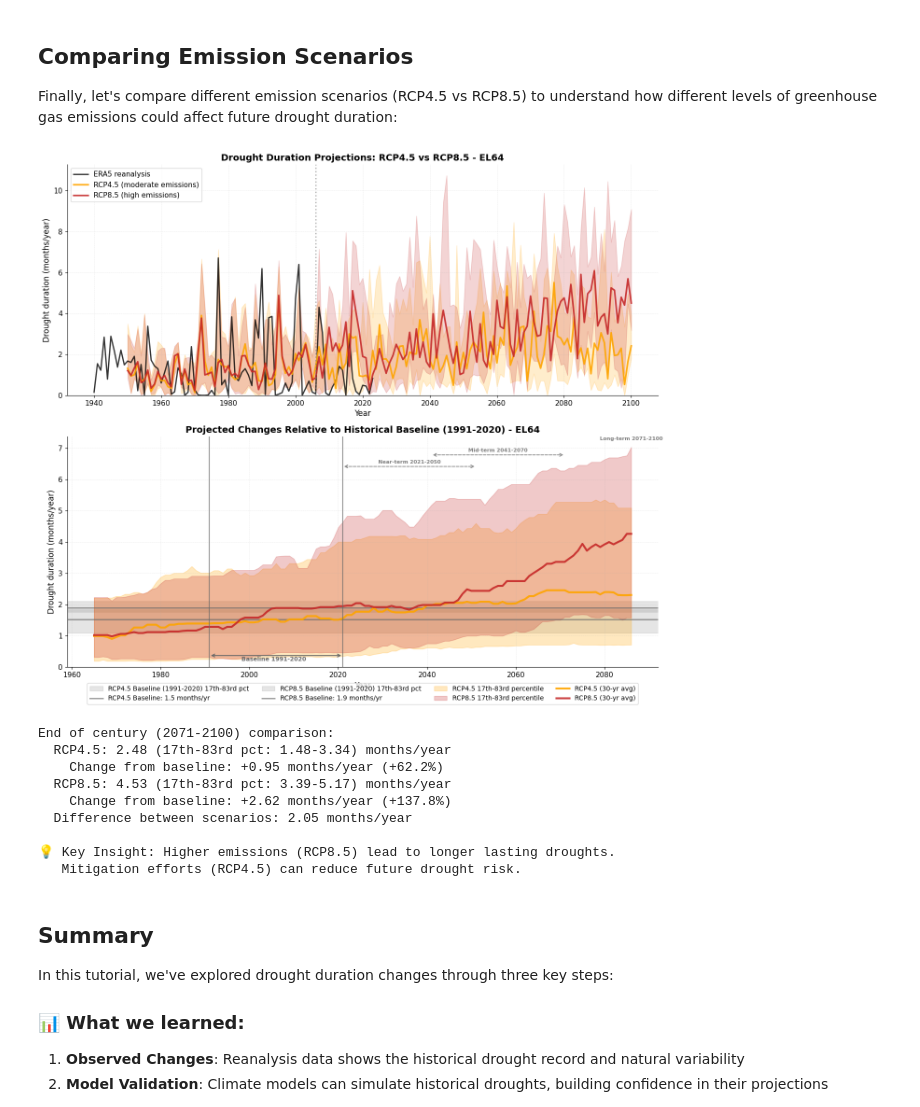
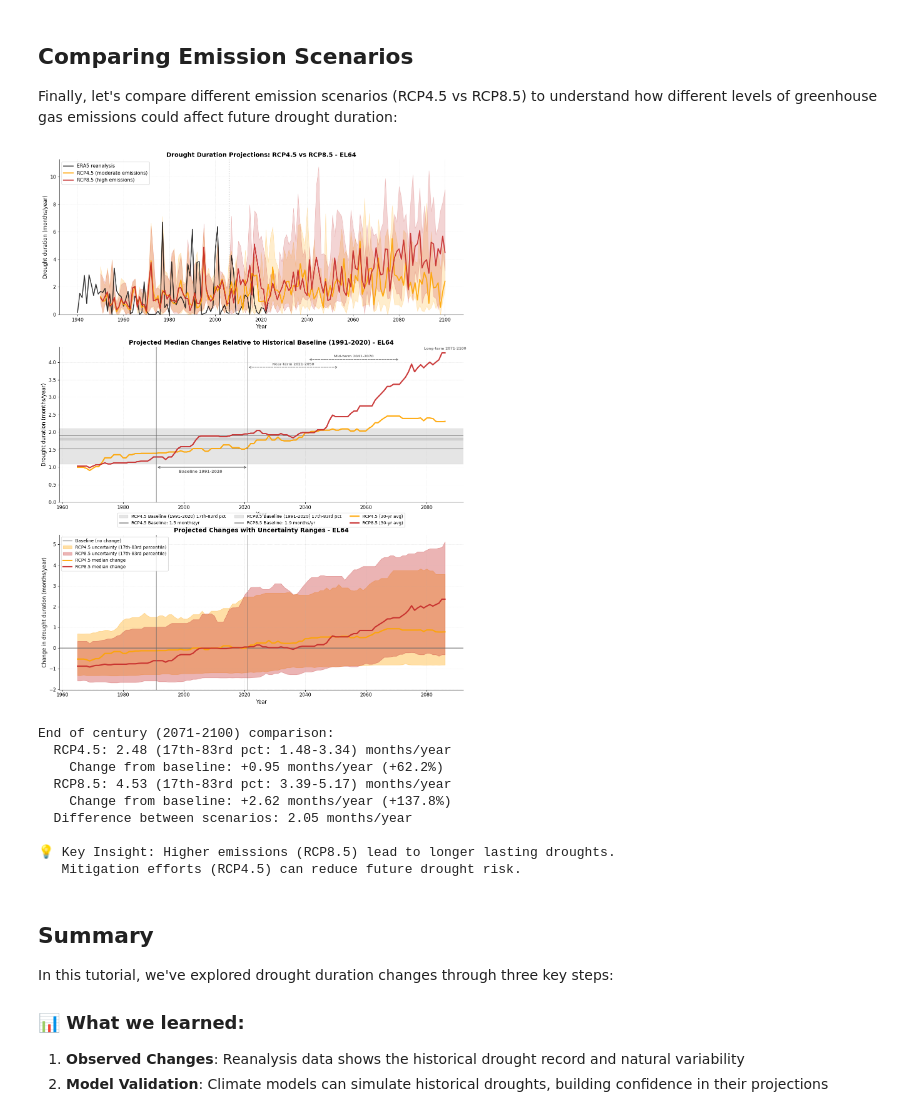
Before and after one commit to ecmwf-training/drought-exposure, a Jupyter notebook: tutorials/drought_duration.ipynb, the cells around one changed output. Cells and saved outputs as stored; diff of their text form; code cells hidden in the pictures.

Commit message:
feat: model uncertainty

```diff
--- a/tutorials/drought_duration.ipynb
+++ b/tutorials/drought_duration.ipynb
@@ -455,8 +455,8 @@ rcp85_df = proj_df[proj_df['scenario'] == 'RCP8_5'].copy()
 rcp45_median = rcp45_df.groupby('time')['dmd'].median().reset_index()
 rcp85_median = rcp85_df.groupby('time')['dmd'].median().reset_index()
 
-# Create figure with two subplots
-fig, (ax1, ax2) = plt.subplots(2, 1, figsize=(14, 12))
+# Create figure with three subplots
+fig, (ax1, ax2, ax3) = plt.subplots(3, 1, figsize=(14, 18))
 
 # ========== Top plot: Scenario comparison ==========
 # Reanalysis
@@ -533,16 +533,6 @@ rcp45_p83_rolling = rcp45_p83.set_index('time')['dmd'].rolling(window=rolling_wi
 rcp85_p17_rolling = rcp85_p17.set_index('time')['dmd'].rolling(window=rolling_window, center=True).median()
 rcp85_p83_rolling = rcp85_p83.set_index('time')['dmd'].rolling(window=rolling_window, center=True).median()
 
-# Plot percentile bands
-ax2.fill_between(rcp45_rolling.index,
-                rcp45_p17_rolling.values,
-                rcp45_p83_rolling.values,
-                alpha=0.25, color='orange', label=f'RCP4.5 17th-83rd percentile')
-ax2.fill_between(rcp85_rolling.index,
-                rcp85_p17_rolling.values,
-                rcp85_p83_rolling.values,
-                alpha=0.25, color='#c62828', label=f'RCP8.5 17th-83rd percentile')
-
 # Plot median lines
 ax2.plot(rcp45_rolling.index, rcp45_rolling.values,
         color='orange', linewidth=3, label=f'RCP4.5 ({rolling_window}-yr avg)', alpha=0.9)
@@ -582,36 +572,71 @@ for start_date, end_date, label, height_factor in period_info:
             ha='center', va='bottom', fontsize=8, color='gray', fontweight='bold')
 
 ax2.set_xlabel('Year', fontsize=12)
 ax2.set_ylabel('Drought duration (months/year)', fontsize=12)
-ax2.set_title(f'Projected Changes Relative to Historical Baseline ({baseline_start}-{baseline_end}) - {admin_id}',
+ax2.set_title(f'Projected Median Changes Relative to Historical Baseline ({baseline_start}-{baseline_end}) - {admin_id}',
              fontsize=14, fontweight='bold')
 ax2.set_ylim(bottom=0)  # Drought duration cannot be negative
-ax2.legend(loc='lower center', bbox_to_anchor=(0.5, -0.175), ncol=4, fontsize=10, frameon=True)
+ax2.legend(loc='lower center', bbox_to_anchor=(0.5, -0.175), ncol=3, fontsize=10, frameon=True)
 ax2.grid(True, alpha=0.3, linestyle='--', linewidth=0.5)
 ax2.spines['top'].set_visible(False)
 ax2.spines['right'].set_visible(False)
+
+# ========== Third plot: Uncertainty bands (percentiles) ==========
+# Plot baseline reference line at zero change
+ax3.axhline(0, color='dimgray', linestyle='-', linewidth=2, alpha=0.7, label='Baseline (no change)')
+
+# Plot percentile bands showing range of projected change
+ax3.fill_between(rcp45_rolling.index,
+                rcp45_p17_rolling.values - baseline_rcp45.median(),
+                rcp45_p83_rolling.values - baseline_rcp45.median(),
+                alpha=0.35, color='orange', label=f'RCP4.5 uncertainty (17th-83rd percentile)')
+ax3.fill_between(rcp85_rolling.index,
+                rcp85_p17_rolling.values - baseline_rcp85.median(),
+                rcp85_p83_rolling.values - baseline_rcp85.median(),
+                alpha=0.35, color='#c62828', label=f'RCP8.5 uncertainty (17th-83rd percentile)')
+
+# Plot median change
+rcp45_change = rcp45_rolling.values - baseline_rcp45.median()
+rcp85_change = rcp85_rolling.values - baseline_rcp85.median()
+ax3.plot(rcp45_rolling.index, rcp45_change,
+        color='orange', linewidth=3, label=f'RCP4.5 median change', alpha=0.9)
+ax3.plot(rcp85_rolling.index, rcp85_change,
+        color='#c62828', linewidth=3, label=f'RCP8.5 median change', alpha=0.9)
+
+# Mark baseline period with vertical bars
+ax3.axvline(pd.Timestamp(f'{baseline_start}-01-01'), color='dimgray', linestyle='-', linewidth=1.5, alpha=0.7)
+ax3.axvline(pd.Timestamp(f'{baseline_end}-12-31'), color='dimgray', linestyle='-', linewidth=1.5, alpha=0.7)
+
+ax3.set_xlabel('Year', fontsize=12)
+ax3.set_ylabel('Change in drought duration (months/year)', fontsize=12)
+ax3.set_title(f'Projected Changes with Uncertainty Ranges - {admin_id}',
+             fontsize=14, fontweight='bold')
+ax3.legend(loc='upper left', fontsize=10, frameon=True)
+ax3.grid(True, alpha=0.3, linestyle='--', linewidth=0.5)
+ax3.spines['top'].set_visible(False)
+ax3.spines['right'].set_visible(False)
 
 plt.tight_layout()
 plt.show()
 
 # Calculate end-of-century differences (relative to each scenario's own baseline)
 eoc_45 = rcp45_df[rcp45_df['time'].dt.year.between(2071, 2100)].groupby('model')['dmd'].median()
 eoc_85 = rcp85_df[rcp85_df['time'].dt.year.between(2071, 2100)].groupby('model')['dmd'].median()
 
 # Calculate changes from baseline
 change_45 = eoc_45.median() - baseline_rcp45.median()
 change_85 = eoc_85.median() - baseline_rcp85.median()
 
 print(f"\nEnd of century (2071-2100) comparison:")
 print(f"  RCP4.5: {eoc_45.median():.2f} (17th-83rd pct: {eoc_45.quantile(0.17):.2f}-{eoc_45.quantile(0.83):.2f}) months/year")
 print(f"    Change from baseline: {change_45:+.2f} months/year ({(change_45/baseline_rcp45.median())*100:+.1f}%)")
 print(f"  RCP8.5: {eoc_85.median():.2f} (17th-83rd pct: {eoc_85.quantile(0.17):.2f}-{eoc_85.quantile(0.83):.2f}) months/year")
 print(f"    Change from baseline: {change_85:+.2f} months/year ({(change_85/baseline_rcp85.median())*100:+.1f}%)")
 print(f"  Difference between scenarios: {(eoc_85.median() - eoc_45.median()):.2f} months/year")
 print(f"\n💡 Key Insight: Higher emissions (RCP8.5) lead to longer lasting droughts.")
 print(f"   Mitigation efforts (RCP4.5) can reduce future drought risk.")
 # %% [output]
-[figure, old version]
+[figure, new version]
 End of century (2071-2100) comparison:
   RCP4.5: 2.48 (17th-83rd pct: 1.48-3.34) months/year
     Change from baseline: +0.95 months/year (+62.2%)
```
